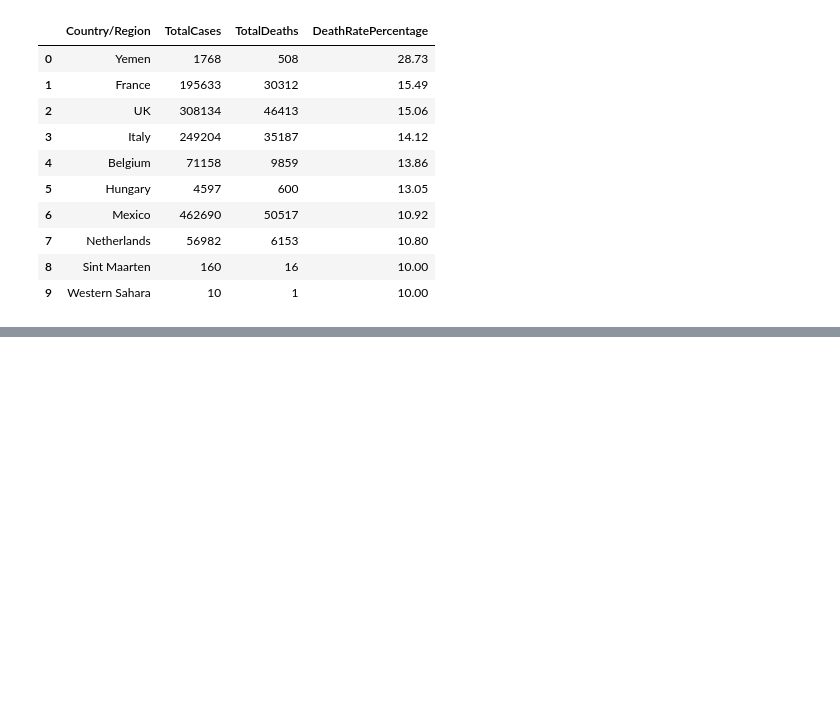
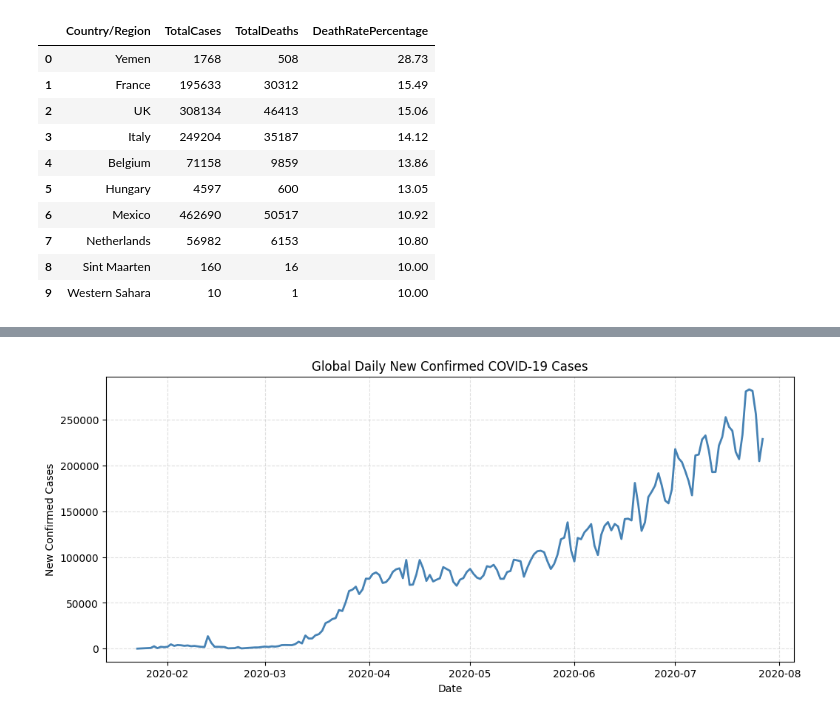
Before and after one commit to joshuawb/SQLcovid, a Jupyter notebook: SQLcovid.ipynb, the cells around one changed output, grey strips where cells are left out. Cells and saved outputs as stored; diff of their text form; code cells hidden in the pictures; blank space fills up the shorter version.

```diff
--- a/SQLcovid.ipynb
+++ b/SQLcovid.ipynb
@@ -143,0 +245,43 @@ con.execute("""
+# %%
+daily_global_growth = con.execute("""
+    WITH daily_global AS (
+        SELECT
+            "Date"::DATE AS date,
+            SUM(Confirmed) AS confirmed,
+            SUM(Deaths)    AS deaths,
+            SUM(Recovered) AS recovered
+        FROM FULL_GROUPED
+        GROUP BY date
+    )
+    SELECT
+        date,
+        confirmed,
+        deaths,
+        recovered,
+        confirmed - LAG(confirmed) OVER (ORDER BY date) AS new_confirmed,
+        deaths    - LAG(deaths)    OVER (ORDER BY date) AS new_deaths,
+        recovered - LAG(recovered) OVER (ORDER BY date) AS new_recovered,
+        CASE
+            WHEN LAG(confirmed) OVER (ORDER BY date) > 0
+            THEN (confirmed - LAG(confirmed) OVER (ORDER BY date))
+                 * 100.0
+                 / LAG(confirmed) OVER (ORDER BY date)
+        END AS pct_growth_confirmed
+    FROM daily_global
+    ORDER BY date
+""").df()
+# %%
+# sort the data correctly just in case
+dfg = daily_global_growth.sort_values("date")
+
+plt.figure(figsize=(12, 5))
+plt.plot(dfg["date"], dfg["new_confirmed"], linewidth=2, color="steelblue")
+
+plt.title("Global Daily New Confirmed COVID-19 Cases")
+plt.xlabel("Date")
+plt.ylabel("New Confirmed Cases")
+plt.grid(True, linestyle="--", alpha=0.4)
+
+plt.show()
+# %% [output]
+[figure, added]
```
Also changed, not shown: parts of 17 cells of this notebook.
